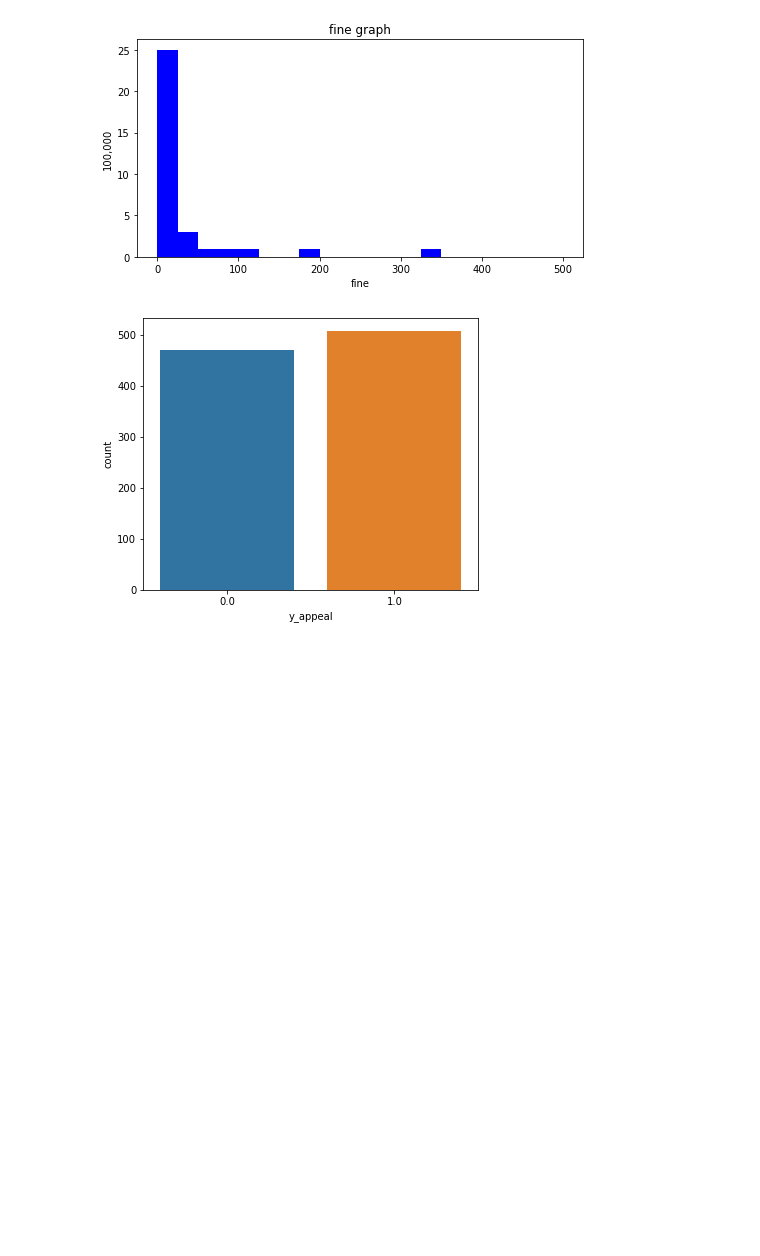
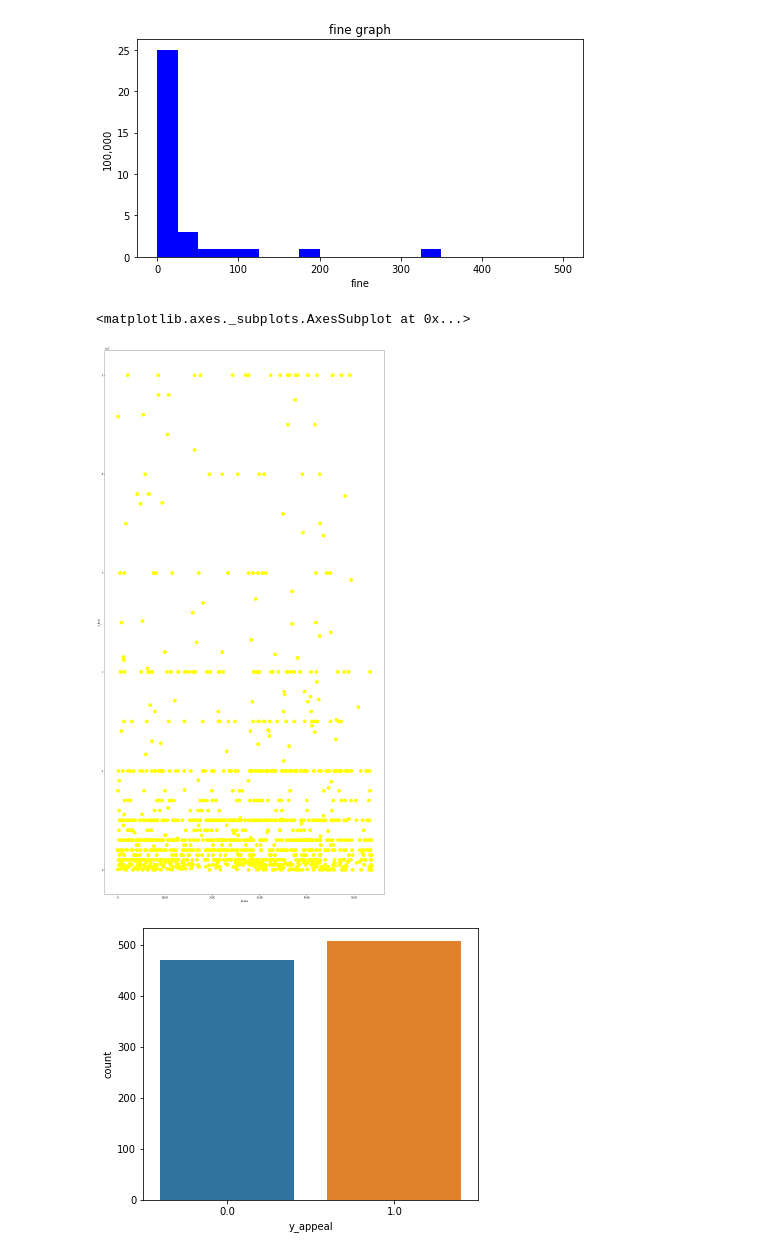
Before and after one commit to eunwooim/Datacampus-KU, a Jupyter notebook: data_processing/10_eda.ipynb, the cells around one changed output. Cells and saved outputs as stored; diff of their text form; code cells hidden in the pictures; blank space fills up the shorter version.

```diff
--- a/data_processing/10_eda.ipynb
+++ b/data_processing/10_eda.ipynb
@@ -159,6 +165,13 @@ plt.ylabel('100,000')
 plt.show()
 # %% [output]
 [figure]
+# %%
+df_fine = df.dropna(subset = ['y_fine'])
+df_fine = df_fine[df_fine['y_fine'] <= 50000000 ] #하위 90퍼센트
+df_fine.reset_index().plot(kind='scatter', x='index', y='y_fine', color = 'yellow', figsize=(20,40), s=200)
+# %% [output]
+<matplotlib.axes._subplots.AxesSubplot at 0x...>
+[figure, added]
 # %%
 fig, axe = plt.subplots(ncols=1)
 fig.set_size_inches(6, 5)
```
Also changed, not shown: parts of 2 cells of this notebook.
